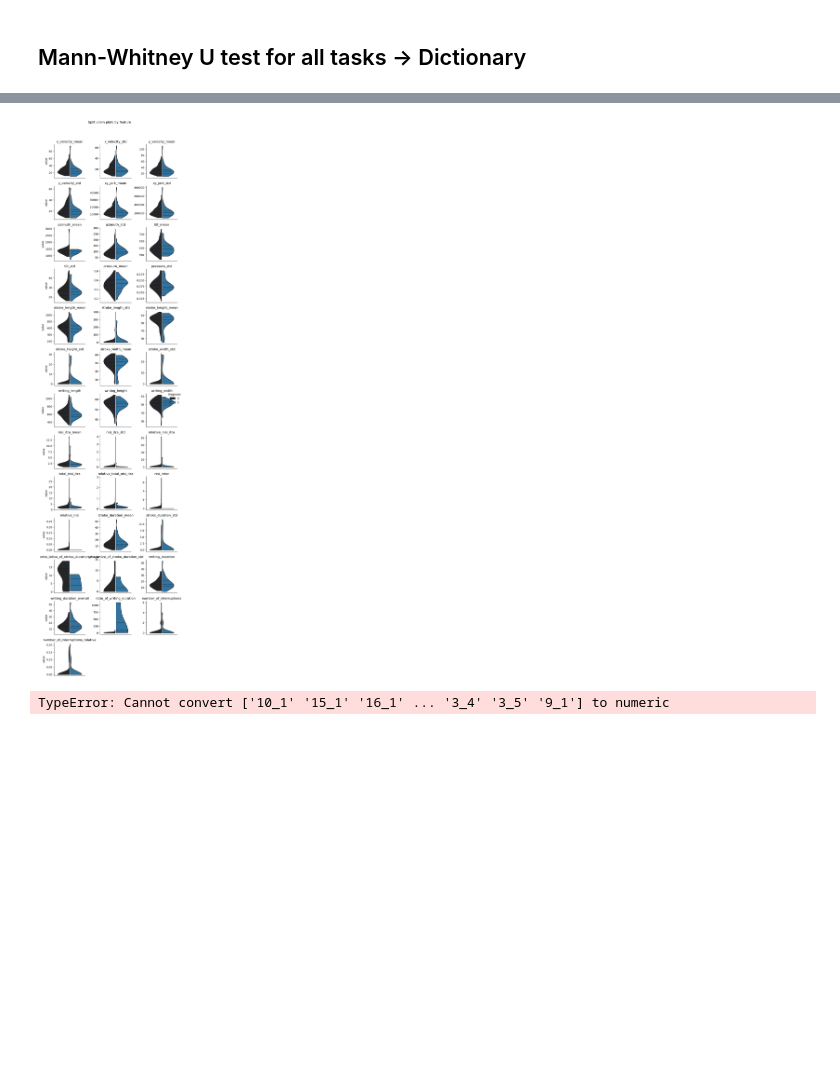
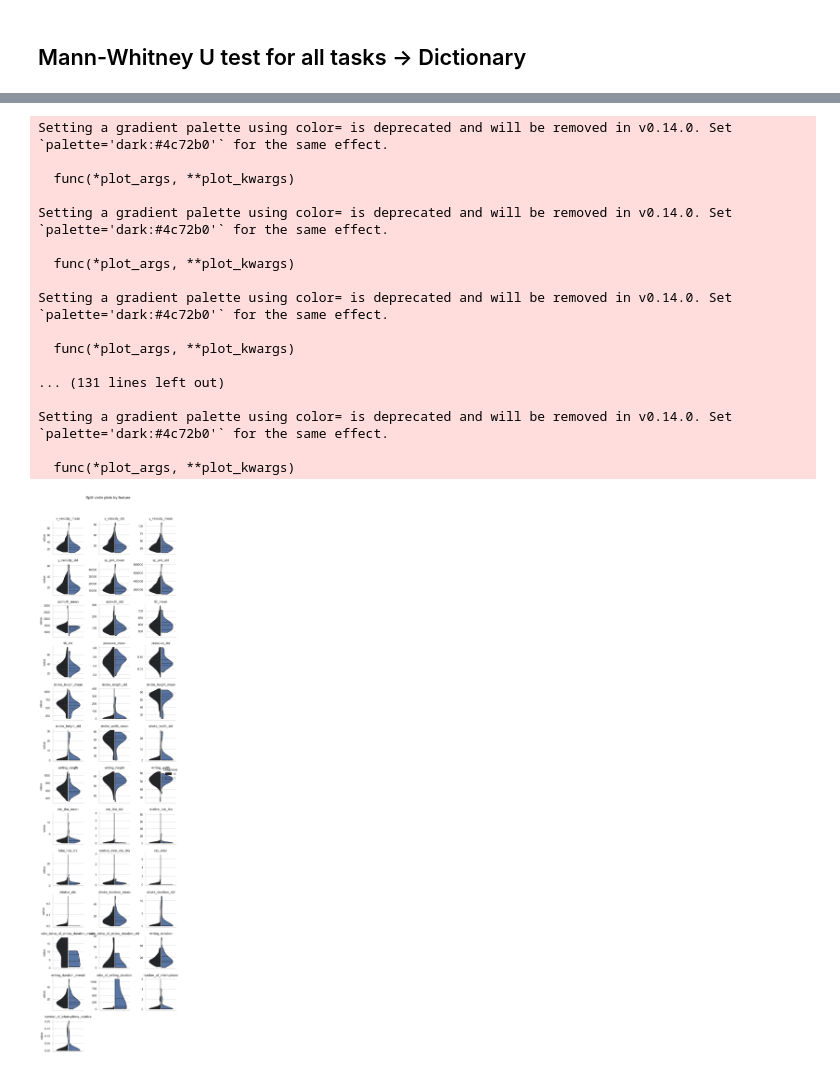
Before and after one commit to RichardLadislav/DOLPHIN-NDD_diagnostic, a Jupyter notebook: handcrafted_features_extraction/hf_analysis_refactor.ipynb, the cells around one changed output, grey strips where cells are left out. Saved outputs shown, nothing was run; the diff lists cells and outputs as text; code cells hidden in the pictures; blank space fills up the shorter version.

```diff
--- a/handcrafted_features_extraction/hf_analysis_refactor.ipynb
+++ b/handcrafted_features_extraction/hf_analysis_refactor.ipynb
@@ -610,7 +598,7 @@ def sigmoid_quantile_test(x, q=0.95):
         z = (x - med) / scale
         return 1 / (1 + np.exp(-z))
 
-    features = [c for c in df.columns if c not in ("file_name", "diagnosis")]
+    features = [c for c in df.columns if c not in ("file_name", "diagnosis", "task")]
 
     rows = []
     for feature in features:
@@ -646,7 +644,7 @@ def plot_sqt_kde(sqt_long: pd.DataFrame):
         return 1 / (1 + np.exp(-z))
 
     # --- Build tidy long DF (feature, diagnosis, sqt)
-    features = [c for c in df.columns if c not in ("file_name", "diagnosis")]
+    features = [c for c in df.columns if c not in ("file_name", "diagnosis", "task")]
     rows = []
     for feature in features:
         a = df.loc[df["diagnosis"] == 0, feature].dropna().values  # HC
@@ -690,6 +688,31 @@ def plot_sqt_histogram(sqt_long: pd.DataFrame):
     import numpy as np
     import seaborn as sns
     import matplotlib.pyplot as plt
+
+    # --- Sigmoid + quantile transform (symmetric)
+    def sigmoid_quantile_test(x, q=0.95):
+        x = pd.Series(x).dropna()
+        med = x.median()
+        q_hi = x.quantile(q)
+        q_lo = x.quantile(1 - q)
+        scale = np.where(x >= med, q_hi - med, med - q_lo)
+        scale = np.where(scale == 0, 1e-9, scale)
+        z = (x - med) / scale
+        return 1 / (1 + np.exp(-z))
+
+    # --- Build tidy long DF (feature, diagnosis, sqt)
+    features = [c for c in df.columns if c not in ("file_name", "diagnosis", "task")]
+    rows = []
+    for feature in features:
+        a = df.loc[df["diagnosis"] == 0, feature].dropna().values  # HC
+        b = df.loc[df["diagnosis"] == 1, feature].dropna().values  # pre-LBD
+        rows.append(pd.DataFrame({"feature": feature, "diagnosis": 0,
+                                  "sqt": sigmoid_quantile_test(a, q=0.95)}))
+        rows.append(pd.DataFrame({"feature": feature, "diagnosis": 1,
+                                  "sqt": sigmoid_quantile_test(b, q=0.95)}))
+    sqt_long = pd.concat(rows, ignore_index=True)
+
+    # --- Use the same hue order and a consistent 2-color mapping
 
     # --- Color consistent with violin plots
     hue_order = [0, 1]  # 0 = HC, 1 = pre-LBD
@@ -731,7 +754,7 @@ plot_sqt_histogram(sqt_long)
 # %% [markdown]
 ## Task Split
 # %%
-df["task"] = df["file_name"].str.extract(r"(\d+_\d+)")
+df["task"] = df["file_name"].str.extract(r"(\d+_\d+)").copy()
 task_dfs = {task: g for task, g in df.groupby("task")}
 # %% [markdown]
 ## Mann-Whitney U test for all tasks -> Dictionary
@@ -775,18 +798,33 @@ print(result)
 # %%
 def statistical_analysis_pipeline(df: pd.DataFrame):
     cleaned_df = convert_str_list_to_float(df).drop(columns=["task"], errors='ignore')
-    #cleaned_df.head(5)
-    #print(cleaned_df)
+
     mw_u_results = mw_u_test_whole_df(cleaned_df)
     p_value_filtered_df = p_value_filter(mw_u_results)
     plot_split_violin_plots(cleaned_df, col_wrap=3)
-    sqt_long = sigmoid_quantile_test(df, q=0.95)
+    sqt_long = sigmoid_quantile_test(cleaned_df, q=0.95)
     plot_sqt_kde(sqt_long)
     plot_sqt_histogram(sqt_long)
 
-    #return mw_u_results, p_value_filtered_df, sqt_long
+    return mw_u_results, p_value_filtered_df, sqt_long
 
 statistical_analysis_pipeline(task_dfs['1_1'])
 # %% [output]
+Setting a gradient palette using color= is deprecated and will be removed in v0.14.0. Set `palette='dark:#4c72b0'` for the same effect.
+
+  func(*plot_args, **plot_kwargs)
+
+Setting a gradient palette using color= is deprecated and will be removed in v0.14.0. Set `palette='dark:#4c72b0'` for the same effect.
+
+  func(*plot_args, **plot_kwargs)
+
+Setting a gradient palette using color= is deprecated and will be removed in v0.14.0. Set `palette='dark:#4c72b0'` for the same effect.
+
+  func(*plot_args, **plot_kwargs)
+
+... (131 lines left out)
+
+Setting a gradient palette using color= is deprecated and will be removed in v0.14.0. Set `palette='dark:#4c72b0'` for the same effect.
+
+  func(*plot_args, **plot_kwargs)
-[figure, old version]
+[figure, new version]
-TypeError: Cannot convert ['10_1' '15_1' '16_1' ... '3_4' '3_5' '9_1'] to numeric
```
Also changed, not shown: parts of 8 cells of this notebook.
